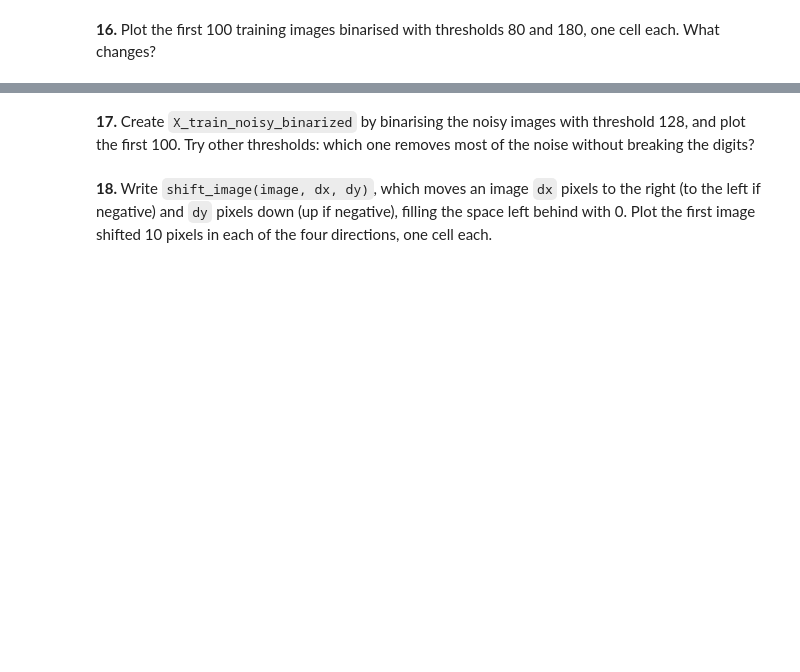
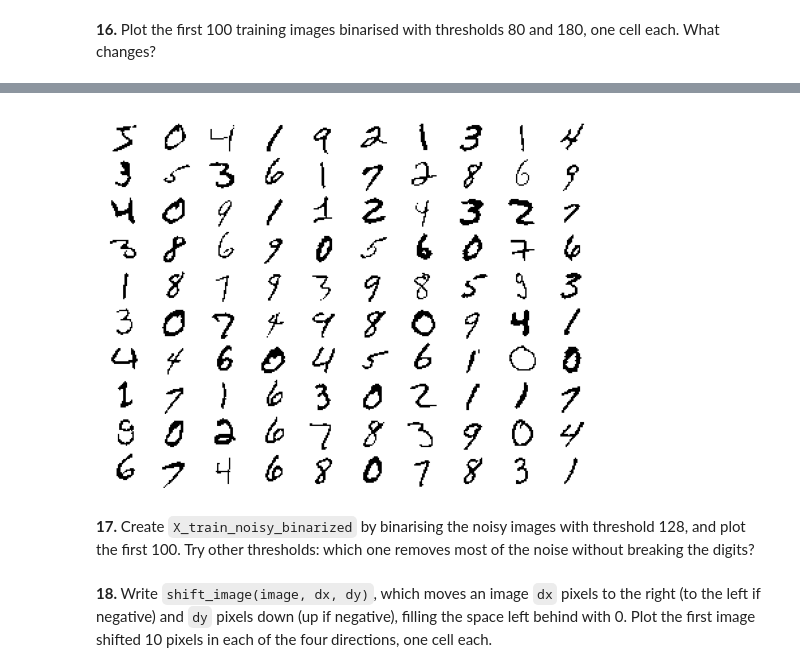
Before and after one commit to Falagan/numpy-mnist, a Jupyter notebook: mnist_numpy.ipynb, the cells around one changed output, grey strips where cells are left out. Drawn from its saved outputs; the diff is of its cells as text; code cells hidden in the pictures; blank space fills up the shorter version.

```diff
--- a/mnist_numpy.ipynb
+++ b/mnist_numpy.ipynb
@@ -225,2 +386,8 @@ Create `X_train_standardized` and `X_test_standardized`. Compute μ and σ on th
+# %%
+# High threshold: only the darkest core of each stroke survives, so strokes get thinner
+# and some thin digits start to break into pieces.
+plot_first_100(binarize_image(X_train, threshold=180))
+# %% [output]
+[figure, added]
 # %% [markdown]
 **17.** Create `X_train_noisy_binarized` by binarising the noisy images with threshold 128, and plot the first 100. Try other thresholds: which one removes most of the noise without breaking the digits?
```
Also changed, not shown: parts of 27 cells of this notebook.
